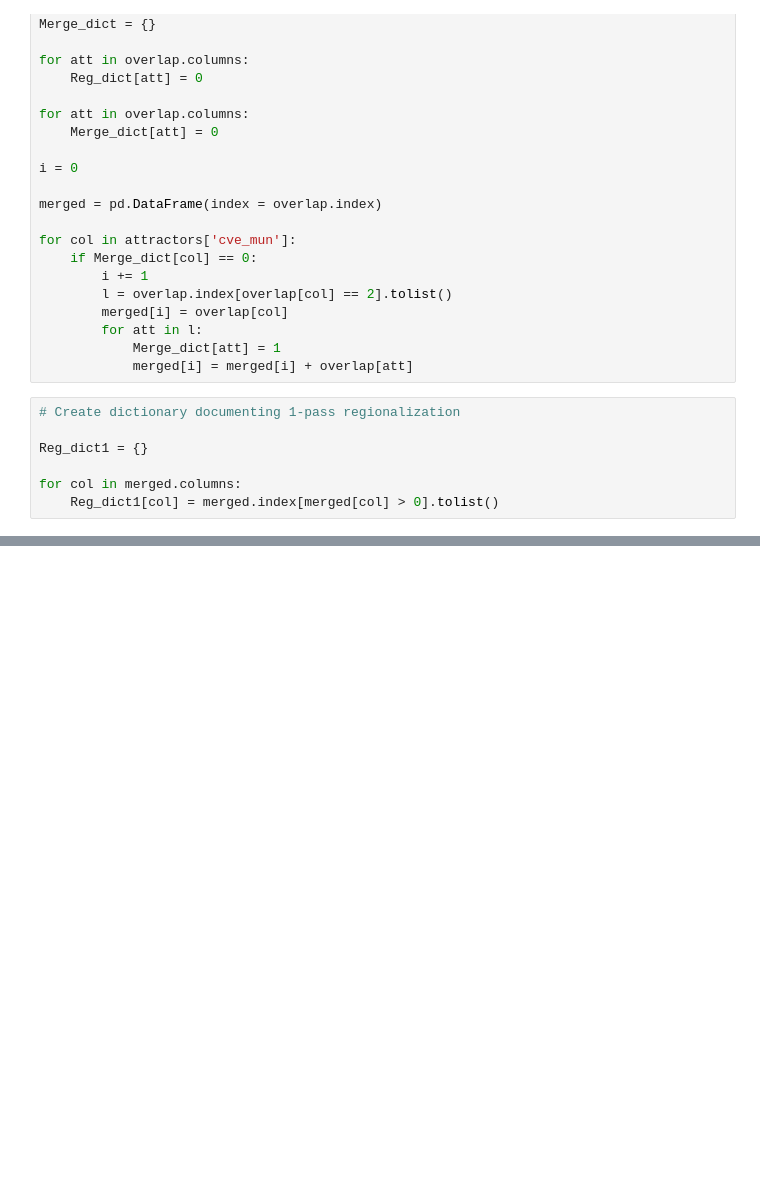
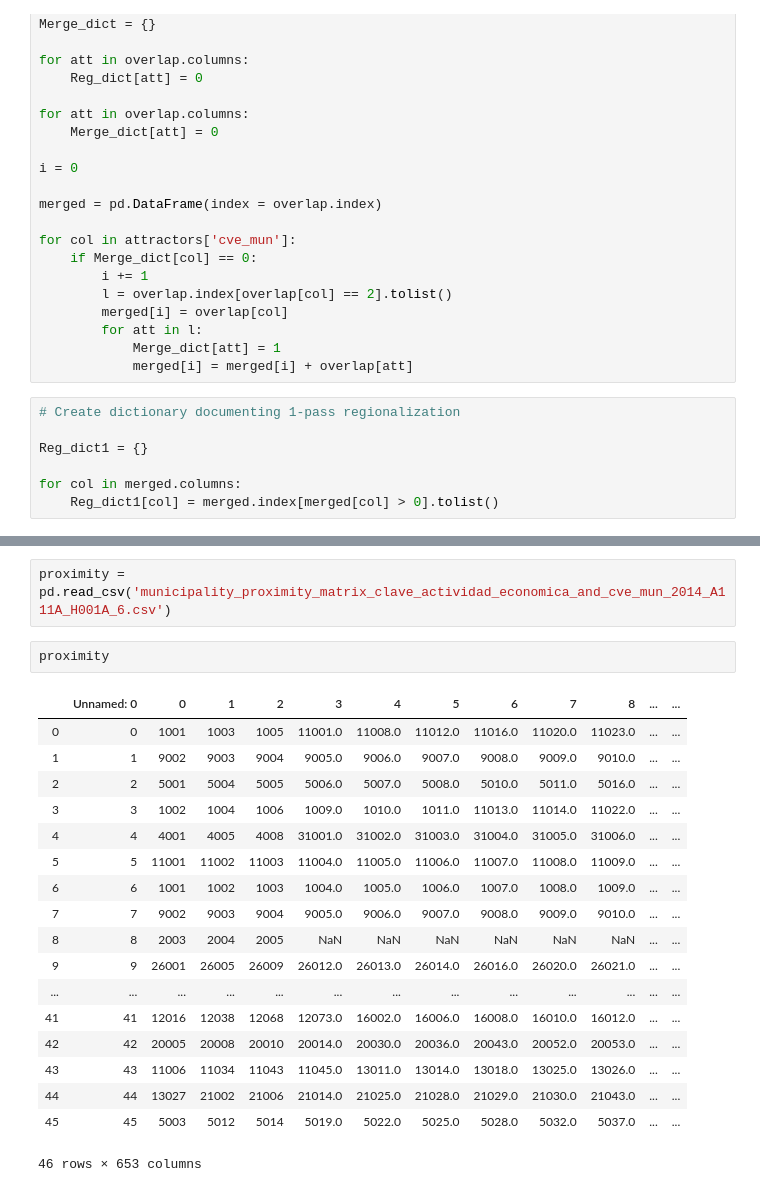
Before and after one commit to JerryAlfred/tradedeal, a Jupyter notebook: Regionalization Phase 1 Merging Attractors And Grouping Municipalities.ipynb, the cells around one changed output, grey strips where cells are left out. Drawn from its saved outputs; the diff is of its cells as text; blank space fills up the shorter version.

```diff
--- a/Regionalization Phase 1 Merging Attractors And Grouping Municipalities.ipynb
+++ b/Regionalization Phase 1 Merging Attractors And Grouping Municipalities.ipynb
@@ -425,0 +621,23 @@ plt.tight_layout();
+# %%
+proximity = pd.read_csv('municipality_proximity_matrix_clave_actividad_economica_and_cve_mun_2014_A111A_H001A_6.csv')
+# %%
+proximity
+# %% [output]
+|  | Unnamed: 0 | 0 | 1 | 2 | 3 | 4 | 5 | 6 | 7 | 8 | ... | ... |
+| 0 | 0 | 1001 | 1003 | 1005 | 11001.0 | 11008.0 | 11012.0 | 11016.0 | 11020.0 | 11023.0 | ... | ... |
+| 1 | 1 | 9002 | 9003 | 9004 | 9005.0 | 9006.0 | 9007.0 | 9008.0 | 9009.0 | 9010.0 | ... | ... |
+| 2 | 2 | 5001 | 5004 | 5005 | 5006.0 | 5007.0 | 5008.0 | 5010.0 | 5011.0 | 5016.0 | ... | ... |
+| 3 | 3 | 1002 | 1004 | 1006 | 1009.0 | 1010.0 | 1011.0 | 11013.0 | 11014.0 | 11022.0 | ... | ... |
+| 4 | 4 | 4001 | 4005 | 4008 | 31001.0 | 31002.0 | 31003.0 | 31004.0 | 31005.0 | 31006.0 | ... | ... |
+| 5 | 5 | 11001 | 11002 | 11003 | 11004.0 | 11005.0 | 11006.0 | 11007.0 | 11008.0 | 11009.0 | ... | ... |
+| 6 | 6 | 1001 | 1002 | 1003 | 1004.0 | 1005.0 | 1006.0 | 1007.0 | 1008.0 | 1009.0 | ... | ... |
+| 7 | 7 | 9002 | 9003 | 9004 | 9005.0 | 9006.0 | 9007.0 | 9008.0 | 9009.0 | 9010.0 | ... | ... |
+| 8 | 8 | 2003 | 2004 | 2005 | NaN | NaN | NaN | NaN | NaN | NaN | ... | ... |
+| 9 | 9 | 26001 | 26005 | 26009 | 26012.0 | 26013.0 | 26014.0 | 26016.0 | 26020.0 | 26021.0 | ... | ... |
+| ... | ... | ... | ... | ... | ... | ... | ... | ... | ... | ... | ... | ... |
+| 41 | 41 | 12016 | 12038 | 12068 | 12073.0 | 16002.0 | 16006.0 | 16008.0 | 16010.0 | 16012.0 | ... | ... |
+| 42 | 42 | 20005 | 20008 | 20010 | 20014.0 | 20030.0 | 20036.0 | 20043.0 | 20052.0 | 20053.0 | ... | ... |
+| 43 | 43 | 11006 | 11034 | 11043 | 11045.0 | 13011.0 | 13014.0 | 13018.0 | 13025.0 | 13026.0 | ... | ... |
+| 44 | 44 | 13027 | 21002 | 21006 | 21014.0 | 21025.0 | 21028.0 | 21029.0 | 21030.0 | 21043.0 | ... | ... |
+| 45 | 45 | 5003 | 5012 | 5014 | 5019.0 | 5022.0 | 5025.0 | 5028.0 | 5032.0 | 5037.0 | ... | ... |
+46 rows × 653 columns
```
Also changed, not shown: parts of 19 cells of this notebook, 6 other files.
